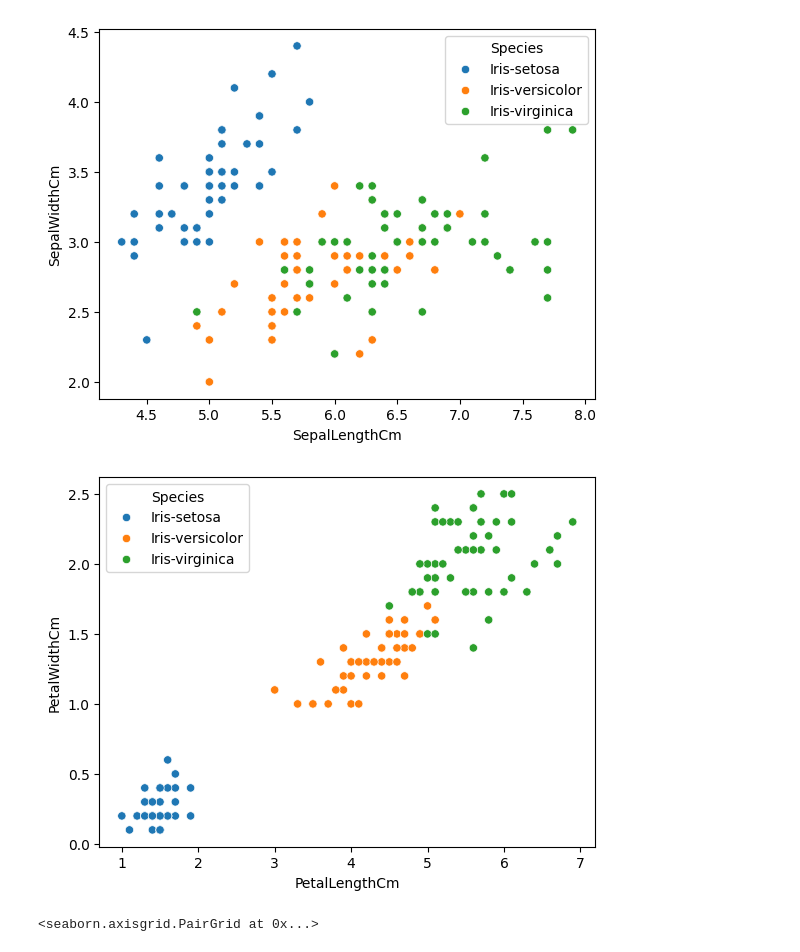
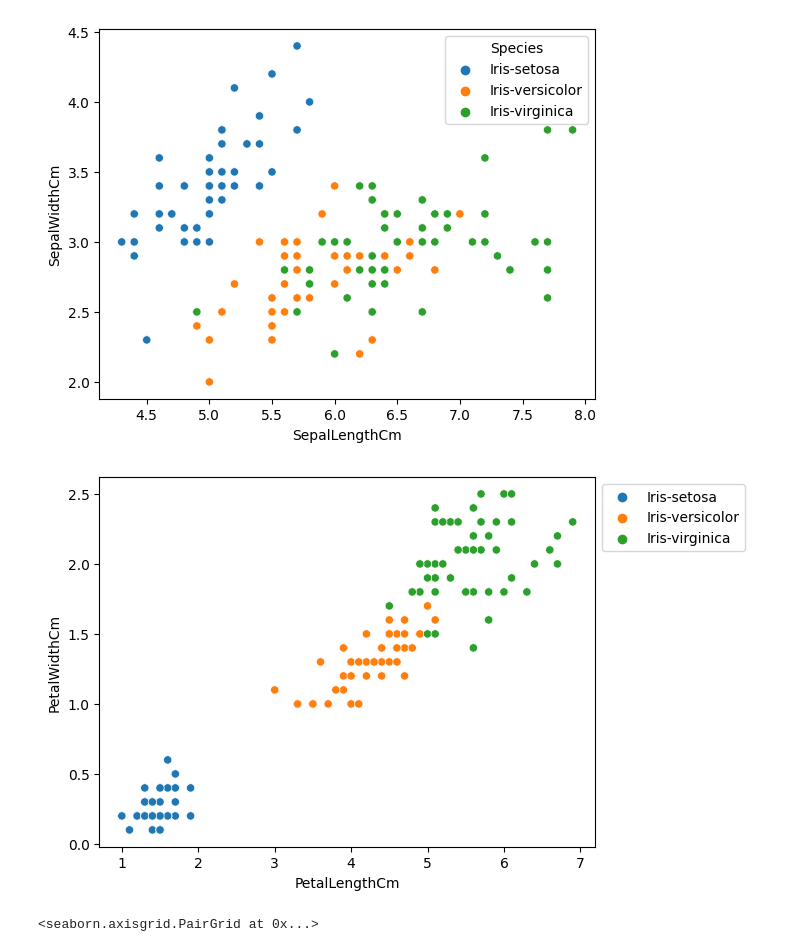
Before and after one commit to nedamhs/Iris-dataset-EDA, a Jupyter notebook: iris_dataset_EDA.ipynb, the cells around one changed output. Saved outputs shown, nothing was run; the diff lists cells and outputs as text; code cells hidden in the pictures.

Commit message:
Kaggle Notebook | Iris - EDA | Version 1

```diff
--- a/iris_dataset_EDA.ipynb
+++ b/iris_dataset_EDA.ipynb
@@ -5,7 +5,7 @@ import matplotlib.pyplot as plt
 
 
 # Load the Iris dataset from a CSV file
-iris_data = pd.read_csv("/content/Iris.csv")
+iris_data = pd.read_csv("/kaggle/input/iris/Iris.csv")
 
 # Print the first 5 rows of the data
 iris_data.head()
@@ -90,12 +89,13 @@ plt.show()
 # %% [output]
 [figure]
 # %%
-
 sns.scatterplot(x='PetalLengthCm', y='PetalWidthCm',
                 hue='Species', data=iris_data, )
 
+# Placing Legend outside the Figure
+plt.legend(bbox_to_anchor=(1, 1), loc=2)
 
 plt.show()
 # %% [output]
-[figure, old version]
+[figure, new version]
 # %%
```
Also changed, not shown: parts of 4 cells of this notebook.
